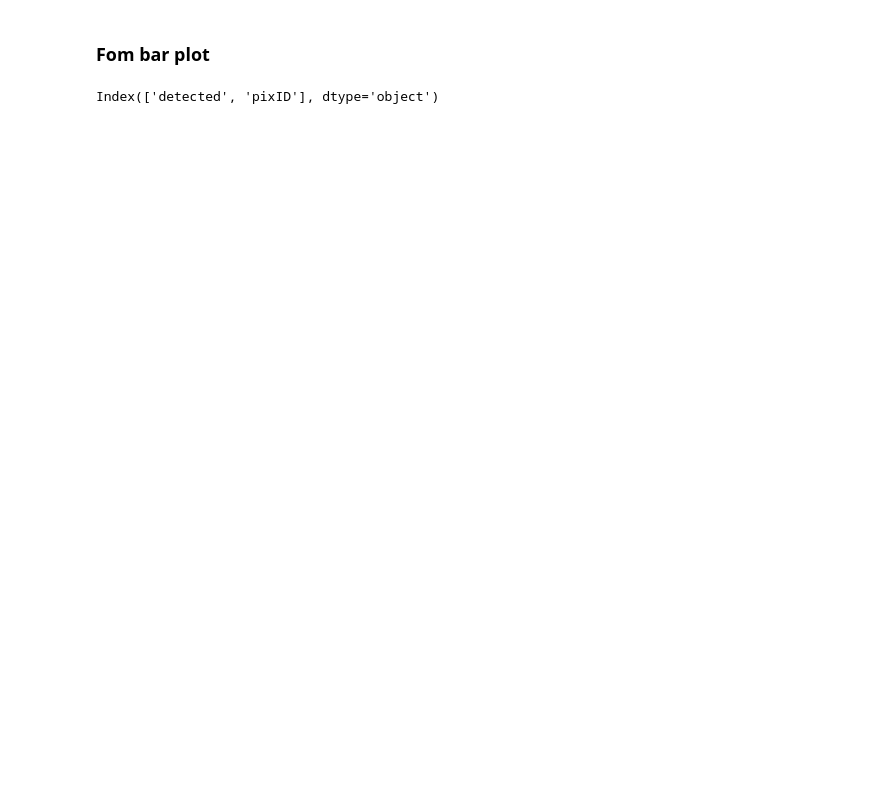
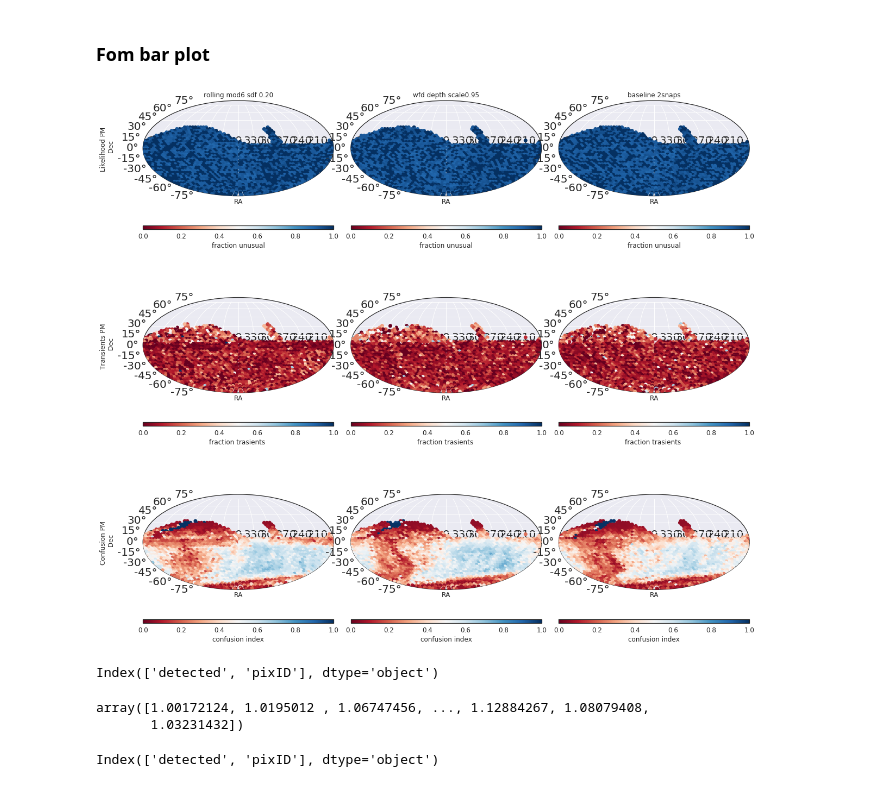
Before and after one commit to fedhere/LSSTunknowns, a Jupyter notebook: code/ProperMotionMetric.ipynb, the cells around one changed output. Drawn from its saved outputs; the diff is of its cells as text; code cells hidden in the pictures; blank space fills up the shorter version.

```diff
--- a/code/ProperMotionMetric.ipynb
+++ b/code/ProperMotionMetric.ipynb
@@ -77,19 +77,20 @@ filename = 'data.csv'
 colsname=['RA', 'DEC','g','g-r','Hg','PM','deltaX']
 data = readfile(filename, colsname)
 #transienobj= pd.DataFrame({'ra':data['RA'], 'dec':data['DEC']})
-metric1 = astrometry_metrics.LSPMmetric(f='g',m5Col='fiveSigmaDepth', mjdCol='observationStartMJD', seeingCol='seeingFwhmGeom',percentiles=[2.5,97.5,50],surveyduration = 2,dataout=True)
+metric1 = astrometry_metrics.LSPMmetric(metricName= 'Like_point',f='g',m5Col='fiveSigmaDepth', mjdCol='observationStartMJD', seeingCol='seeingFwhmGeom',percentiles=[2.5,97.5,50],surveyduration = 2,dataout=True)
 metric2 = astrometry_metrics.TransienPM(Mmin=18,Mmax=24,f='g',m5Col='fiveSigmaDepth', mjdCol='observationStartMJD', seeingCol='seeingFwhmGeom',surveyduration=2)
-metric3 = astrometry_metrics.confusionmetric(filename='data.csv', colsname=['RA', 'DEC','g','g-r','Hg','PM','deltaX'],snr_lim=5,mode='distance', surveyduration = 2, MagIterLim=[2,3,1],m5Col='fiveSigmaDepth', mjdCol='observationStartMJD',filterCol='filter', seeingCol='seeingFwhmGeom',dataout=False)
+metric3 = astrometry_metrics.confusionmetric(metricName='conf44',filename='data.csv', colsname=['RA', 'DEC','g','g-r','Hg','PM','deltaX'],snr_lim=5,mode='distance', surveyduration = 2, MagIterLim=[1,2,1],m5Col='fiveSigmaDepth', mjdCol='observationStartMJD',filterCol='filter', seeingCol='seeingFwhmGeom',dataout=False)
 star = starDensity.StarDensityMetric()
-#slicer3 = slicers.UserPointsSlicer(transienobj['ra'], transienobj['dec'])
+slicer3 = slicers.UserPointsSlicer(transienobj['ra'], transienobj['dec'])
 sqlconstraint ='night<{} and note not like  "DD%" '.format(365*surveyDuration)
 slicer = slicers.HealpixSlicer(nside=16)
-metricSky1 = metricBundles.MetricBundle(metric1,slicer,sqlconstraint)
+metricSky1 = metricBundles.MetricBundle(metric1,slicer3,sqlconstraint)
 metricSky2 = metricBundles.MetricBundle(metric2,slicer,sqlconstraint)
 metricSky3 = metricBundles.MetricBundle(metric3,slicer,sqlconstraint)
 starDens = metricBundles.MetricBundle(star,slicer,sqlconstraint)
-bundleDict={'transient':metricSky2, 'confusion': metricSky3}
+#bundleDict={'transient':metricSky2, 'confusion': metricSky3}
 #bundleDict={'like':metricSky1,'star':starDens}
+bundleDict={'like': metricSky1}
 # %% [output]
 Healpix slicer using NSIDE=16, approximate resolution 219.871130 arcminutes
 # %%
@@ -105,7 +106,7 @@ for i, run in enumerate(dbRuns):
     # separate files
     #metricSky1.setRunName(run)
     #starDens.setRunName(run)
-    metricSky2.setRunName(run)
+    #metricSky2.setRunName(run)
     metricSky3.setRunName(run)
     group = metricBundles.MetricBundleGroup(bundleDict, opSimDbs[run], metricDataPath, resultDbs[run])
     group.runAll()
@@ -375,32 +216,59 @@ for key in dbRuns:
 # %%
 import matplotlib as mpl
 from itertools import product
 import matplotlib.gridspec as gridspec
 mpl.rcParams.update({'font.size': 20})
 fig = plt.figure(figsize=(20,20))
 outer_grid = gridspec.GridSpec(3, 3, wspace=0.09, hspace=0.0)
 k = [k for k in df[dbRuns[0]].keys()]
-for i, (metric, key) in enumerate(product([k[0],k[2],k[3]],['bulges_cadence_bs_v1.5_10yrs','filterdist_indx6_v1.5_10yrs','short_exp_5ns_5expt_v1.5_10yrs'])):
+for i, (metric, key) in enumerate(product([k[0],k[2],k[3],k[1]],['rolling_mod6_sdf_0.20_v1.5_10yrs','wfd_depth_scale0.95_v1.5_10yrs','baseline_2snaps_v1.5_10yrs'])):
     ra, dec = pix2radec(nside=16, ipix=df[key]['LSPMmetric']['pixID'].values)
     name = key.split('_')
     name.remove('v1.5')
     name.remove('10yrs')
     name=' '.join(name)
     if metric == 'LSPMmetric':
-        plt_mlw(ra,dec, c= df[key][metric]['detected'].values,ax=outer_grid[i],vmin=0,vmax=1, dicts={'title':name, 'colormap':'RdBu'} )
+        plt_mlw(ra,dec, c= df[key][metric]['detected'].values,ax=outer_grid[i],vmin=0,vmax=1, dicts={'cbartitle':'fraction unusual','title':name, 'colormap':'RdBu'} )
         if i ==0:
             plt.ylabel('Likelihood PM \n Dec')
         else:
             plt.ylabel('')
     if metric == 'TransienPM':
-        plt_mlw(ra,dec, c= df[key][metric][0:len(ra)],ax=outer_grid[i],vmin=0,vmax=1, dicts={ 'title':'','colormap':'RdBu'} )
+        plt_mlw(ra,dec, c= df[key][metric][0:len(ra)],ax=outer_grid[i],vmin=0,vmax=1, dicts={'cbartitle':'fraction trasients ', 'title':'','colormap':'RdBu'} )
         if i ==3:
             plt.ylabel('Transients PM \n Dec')
         else:
             plt.ylabel('')
     if metric == 'confusionmetric':
-        plt_mlw(ra,dec, c= df[key][metric][0:len(ra)],ax=outer_grid[i],vmin=0,vmax=1, dicts={ 'title':'','colormap':'RdBu'} )
+        plt_mlw(ra,dec, c= df[key][metric][0:len(ra)]*62,ax=outer_grid[i],vmin=0,vmax=1, dicts={ 'cbartitle':'confusion index','title':'','colormap':'RdBu'} )
         if i ==6:
             plt.ylabel('Confusion PM \n Dec')
         else:
             plt.ylabel('')
+    #if metric == 'StarDensity ':
+    #    p = np.convolve(df[key]['LSPMmetric']['detected'].values,df[key][metric],'same')
+    #    plt_mlw(ra,dec, c= p[0:len(ra)]/max(p),ax=outer_grid[i],vmin=0,vmax=1, dicts={ 'cbartitle':'star density','title':'','colormap':'RdBu'} )
+    #    if i ==9:
+    #        plt.ylabel('Star Density PM \n Dec')
+    #    else:
+    #        plt.ylabel('')
+    plt.savefig('SkyMap_astrometry.pdf')
+# %% [output]
+[figure, added]
+# %%
+df['baseline_v1.5_10yrs']['Like_point'].keys()
+# %% [output]
+Index(['detected', 'pixID'], dtype='object')
+# %%
+hist_opsim = ['baseline_v1.5_10yrs','twilight_neo_mod2_v1.5_10yrs']
+CB_color_cycle = ['#377eb8', '#ff7f00', '#4daf4a',
+                  '#f781bf', '#a65628', '#984ea3',
+                  '#999999', '#e41a1c', '#dede00']
+mpl.rcParams.update({'font.size': 20})
+fig = plt.figure(figsize=(20,20))
+outer_grid = gridspec.GridSpec(2, 2, wspace=0.09, hspace=0.0)
+for opsim in hist_opsim:
+df[]
+# %% [output]
+array([1.00172124, 1.0195012 , 1.06747456, ..., 1.12884267, 1.08079408,
+       1.03231432])
```
Also changed, not shown: parts of 57 cells of this notebook.
